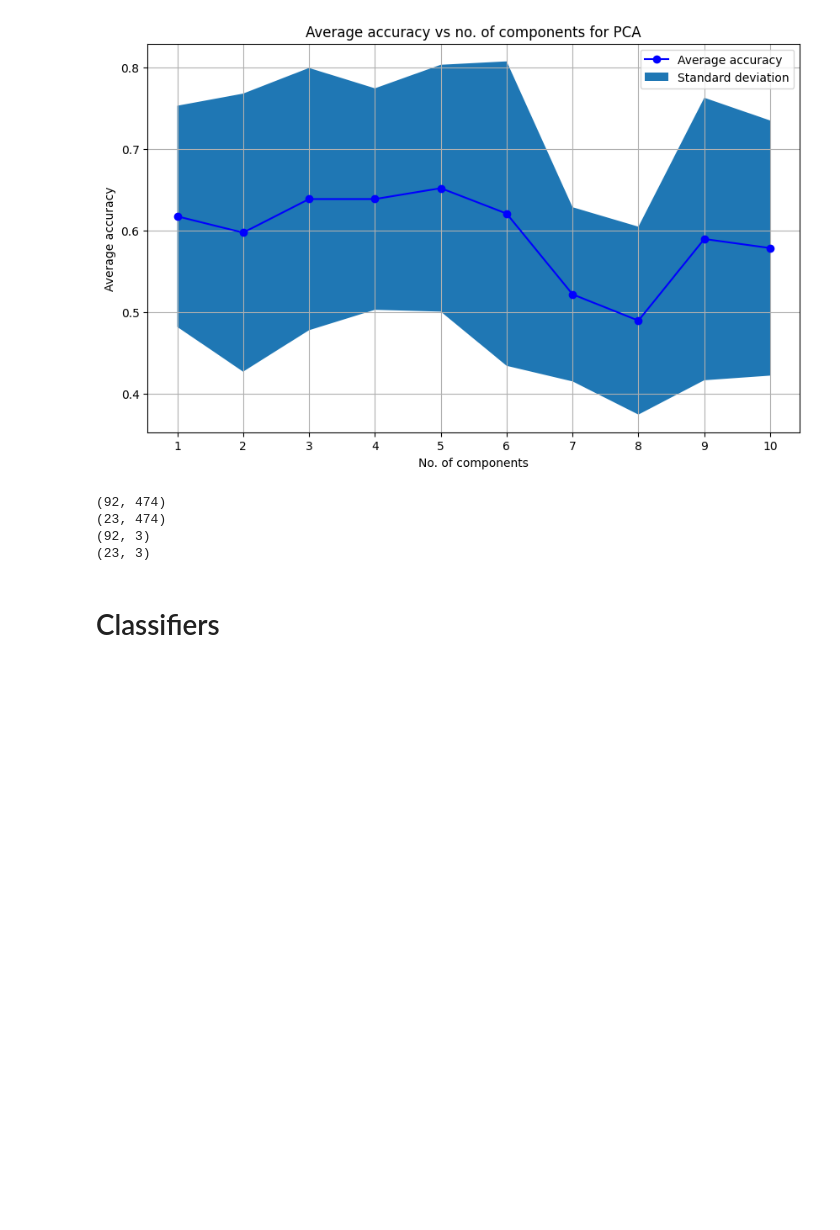
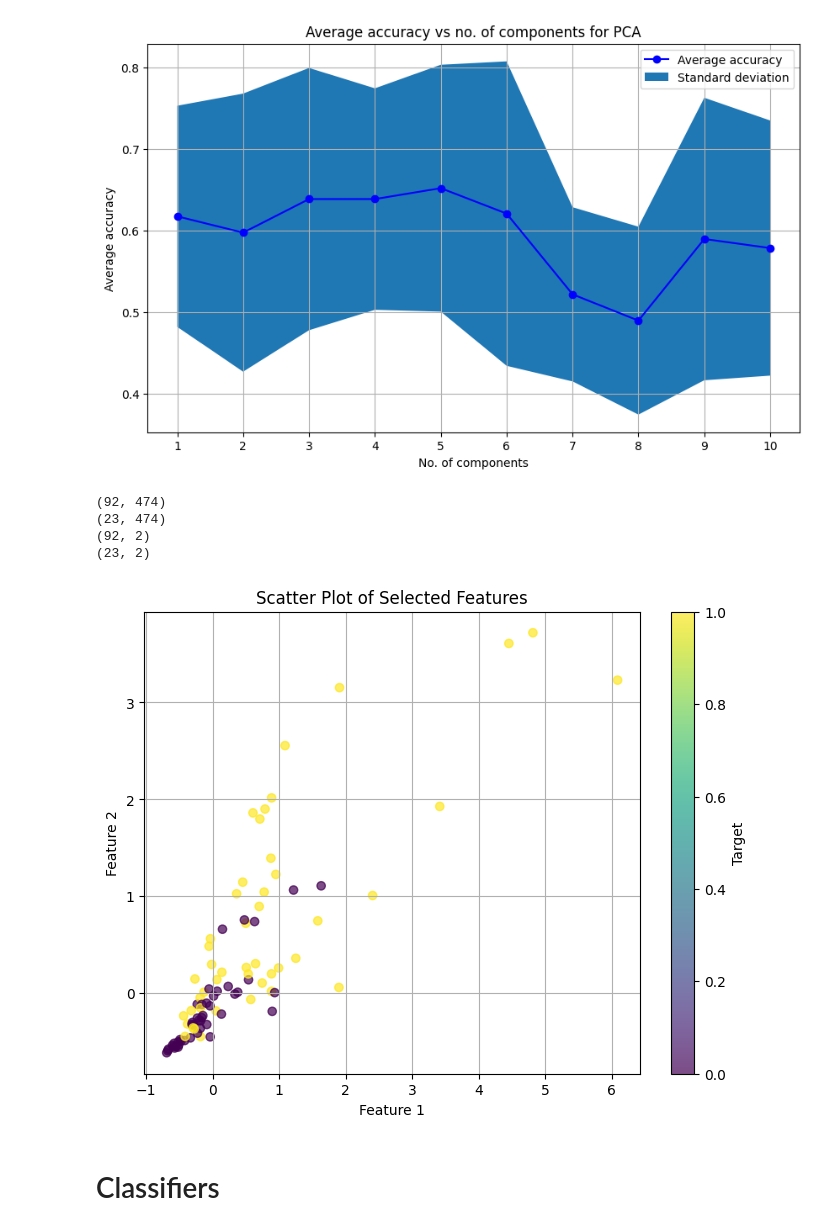
Before and after one commit to AnoukBloemen/TM10007_ML_Project, a Jupyter notebook: assignment.ipynb, the cells around one changed output. Saved outputs shown, nothing was run; the diff lists cells and outputs as text; code cells hidden in the pictures; blank space fills up the shorter version.

```diff
--- a/assignment.ipynb
+++ b/assignment.ipynb
@@ -326,22 +326,35 @@ Explained variance for the first element 0.9961098598299195
 # %%
 # Applying dimensionality reduction technique with best performance on dataset
 print(X_train_zv.shape)
 print(X_test_zv.shape)
 
-selector_fs = SelectKBest(f_classif, k=3)
+selector_fs = SelectKBest(f_classif, k=2) #dit veranderen ahv plot
 
 fitted_kbest = selector_fs.fit(X_train_zv, Y_train)
 
 X_train_fs = fitted_kbest.transform(X_train_zv)
 X_test_fs = fitted_kbest.transform(X_test_zv)
 
 print(X_train_fs.shape)
 print(X_test_fs.shape)
+
+feature1 = X_train_fs[:, 0]
+feature2 = X_train_fs[:, 1]
+
+plt.figure(figsize=(8, 6))
+plt.scatter(feature1, feature2, c=Y_train, cmap='viridis', alpha=0.7)
+plt.colorbar(label='Target')
+plt.xlabel('Feature 1')
+plt.ylabel('Feature 2')
+plt.title('Scatter Plot of Selected Features')
+plt.grid(True)
+plt.show()
 # %% [output]
 (92, 474)
 (23, 474)
-(92, 3)
-(23, 3)
+(92, 2)
+(23, 2)
+[figure, added]
 # %% [markdown]
 # Classifiers
 # %%
```
